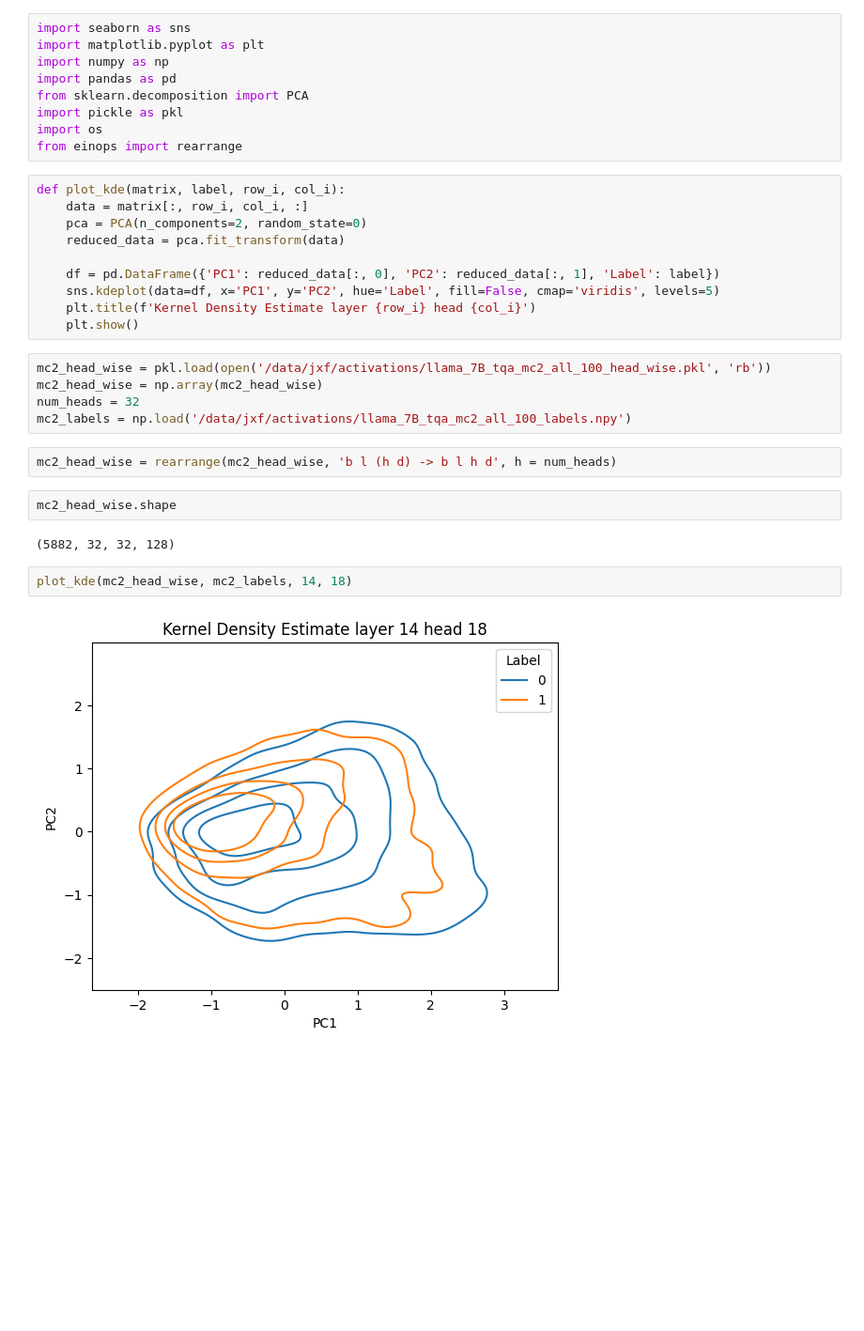
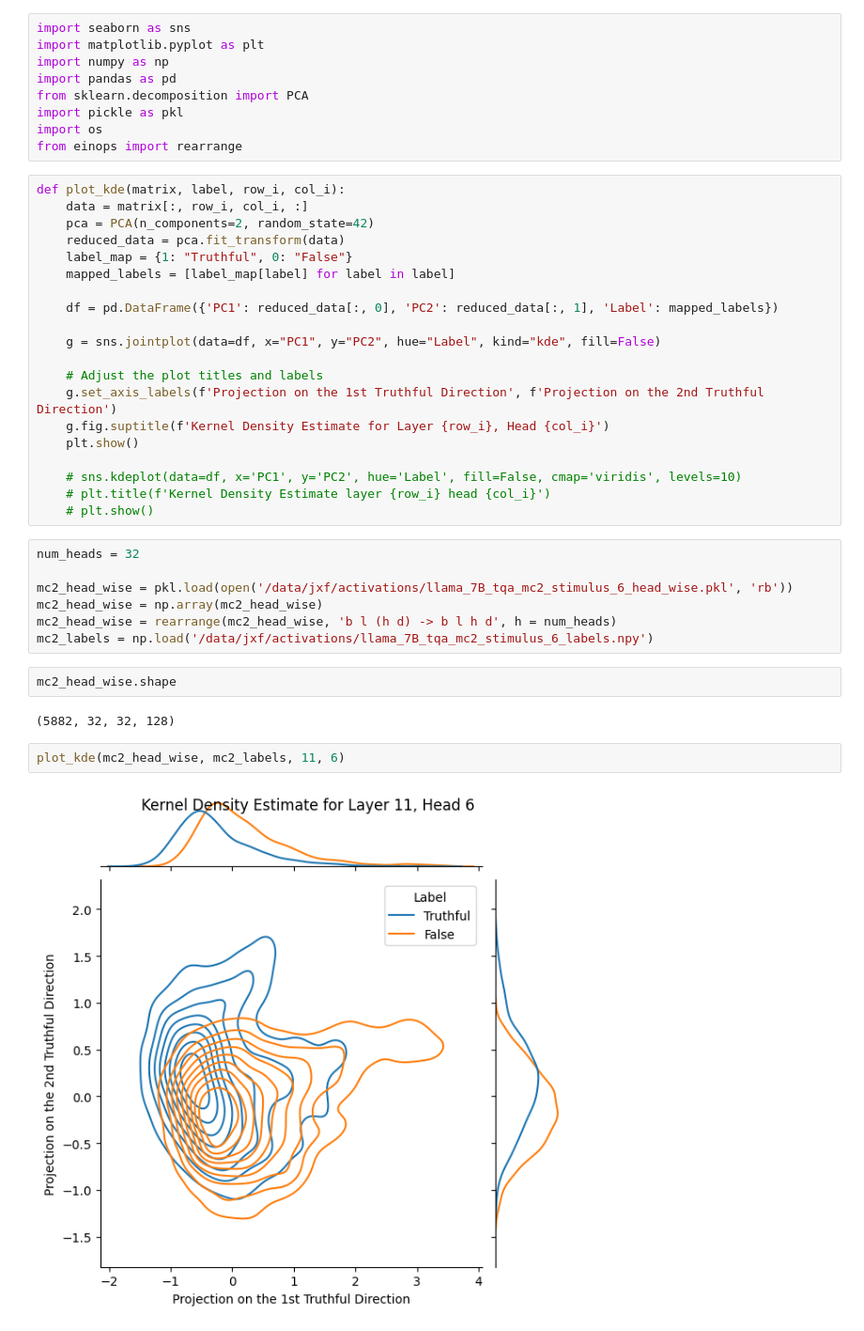
Before and after one commit to XianfengJiao/honest_llm, a Jupyter notebook: visualization/vis_activations_kde.ipynb, the cells around one changed output. Shown at 94% size. Saved outputs shown, nothing was run; the diff lists cells and outputs as text; blank space fills up the shorter version.

```diff
--- a/visualization/vis_activations_kde.ipynb
+++ b/visualization/vis_activations_kde.ipynb
@@ -10,25 +10,35 @@ from einops import rearrange
 # %%
 def plot_kde(matrix, label, row_i, col_i):
     data = matrix[:, row_i, col_i, :]
-    pca = PCA(n_components=2, random_state=0)
+    pca = PCA(n_components=2, random_state=42)
     reduced_data = pca.fit_transform(data)
+    label_map = {1: "Truthful", 0: "False"}
+    mapped_labels = [label_map[label] for label in label]
 
-    df = pd.DataFrame({'PC1': reduced_data[:, 0], 'PC2': reduced_data[:, 1], 'Label': label})
-    sns.kdeplot(data=df, x='PC1', y='PC2', hue='Label', fill=False, cmap='viridis', levels=5)
-    plt.title(f'Kernel Density Estimate layer {row_i} head {col_i}')
+    df = pd.DataFrame({'PC1': reduced_data[:, 0], 'PC2': reduced_data[:, 1], 'Label': mapped_labels})
+
+    g = sns.jointplot(data=df, x="PC1", y="PC2", hue="Label", kind="kde", fill=False)
+
+    # Adjust the plot titles and labels
+    g.set_axis_labels(f'Projection on the 1st Truthful Direction', f'Projection on the 2nd Truthful Direction')
+    g.fig.suptitle(f'Kernel Density Estimate for Layer {row_i}, Head {col_i}')
     plt.show()
+
+    # sns.kdeplot(data=df, x='PC1', y='PC2', hue='Label', fill=False, cmap='viridis', levels=10)
+    # plt.title(f'Kernel Density Estimate layer {row_i} head {col_i}')
+    # plt.show()
 # %%
-mc2_head_wise = pkl.load(open('/data/jxf/activations/llama_7B_tqa_mc2_all_100_head_wise.pkl', 'rb'))
+num_heads = 32
+
+mc2_head_wise = pkl.load(open('/data/jxf/activations/llama_7B_tqa_mc2_stimulus_6_head_wise.pkl', 'rb'))
 mc2_head_wise = np.array(mc2_head_wise)
-num_heads = 32
-mc2_labels = np.load('/data/jxf/activations/llama_7B_tqa_mc2_all_100_labels.npy')
+mc2_head_wise = rearrange(mc2_head_wise, 'b l (h d) -> b l h d', h = num_heads)
+mc2_labels = np.load('/data/jxf/activations/llama_7B_tqa_mc2_stimulus_6_labels.npy')
-# %%
-mc2_head_wise = rearrange(mc2_head_wise, 'b l (h d) -> b l h d', h = num_heads)
 # %%
 mc2_head_wise.shape
 # %% [output]
 (5882, 32, 32, 128)
 # %%
-plot_kde(mc2_head_wise, mc2_labels, 14, 18)
+plot_kde(mc2_head_wise, mc2_labels, 11, 6)
 # %% [output]
-[figure, old version]
+[figure, new version]
```
Also changed, not shown: parts of 1 cell of this notebook.
